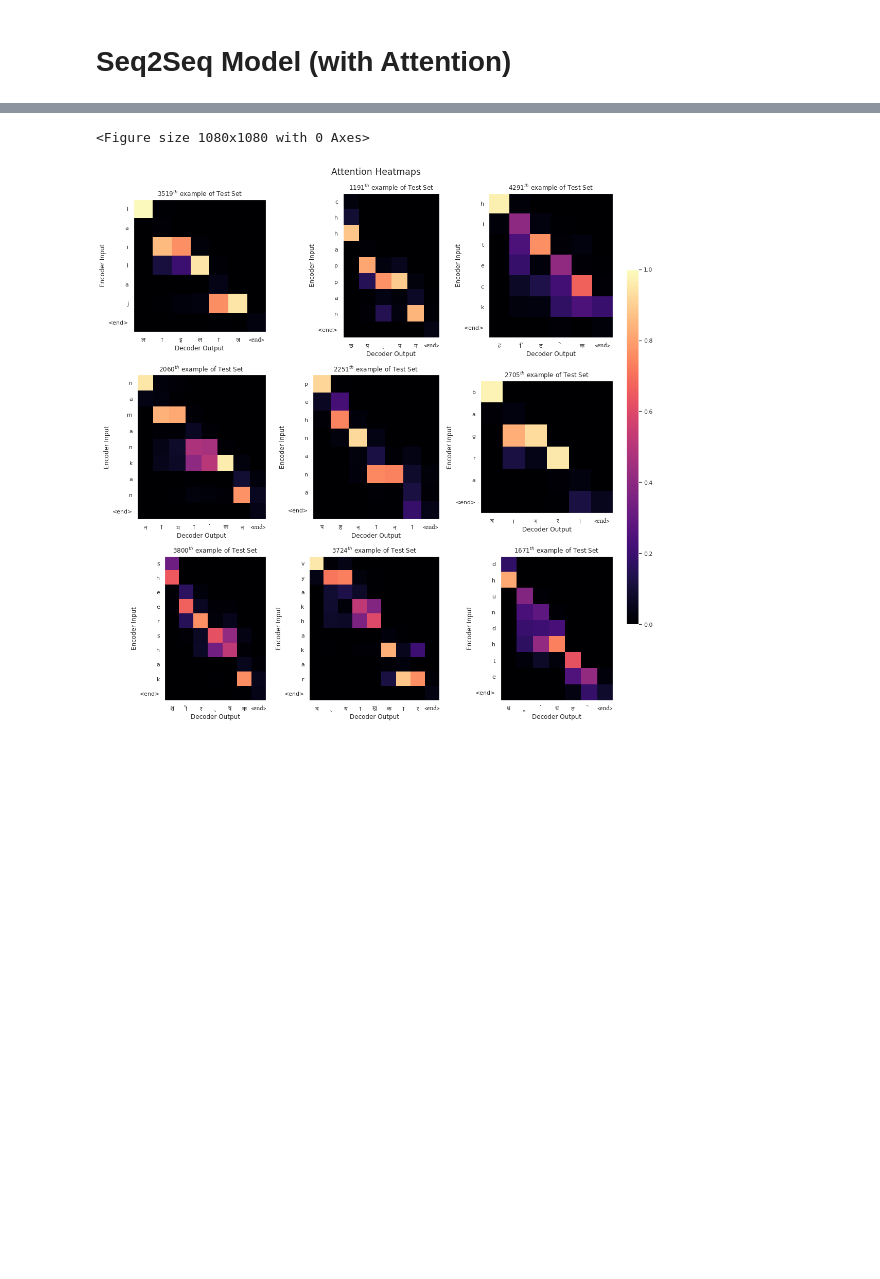
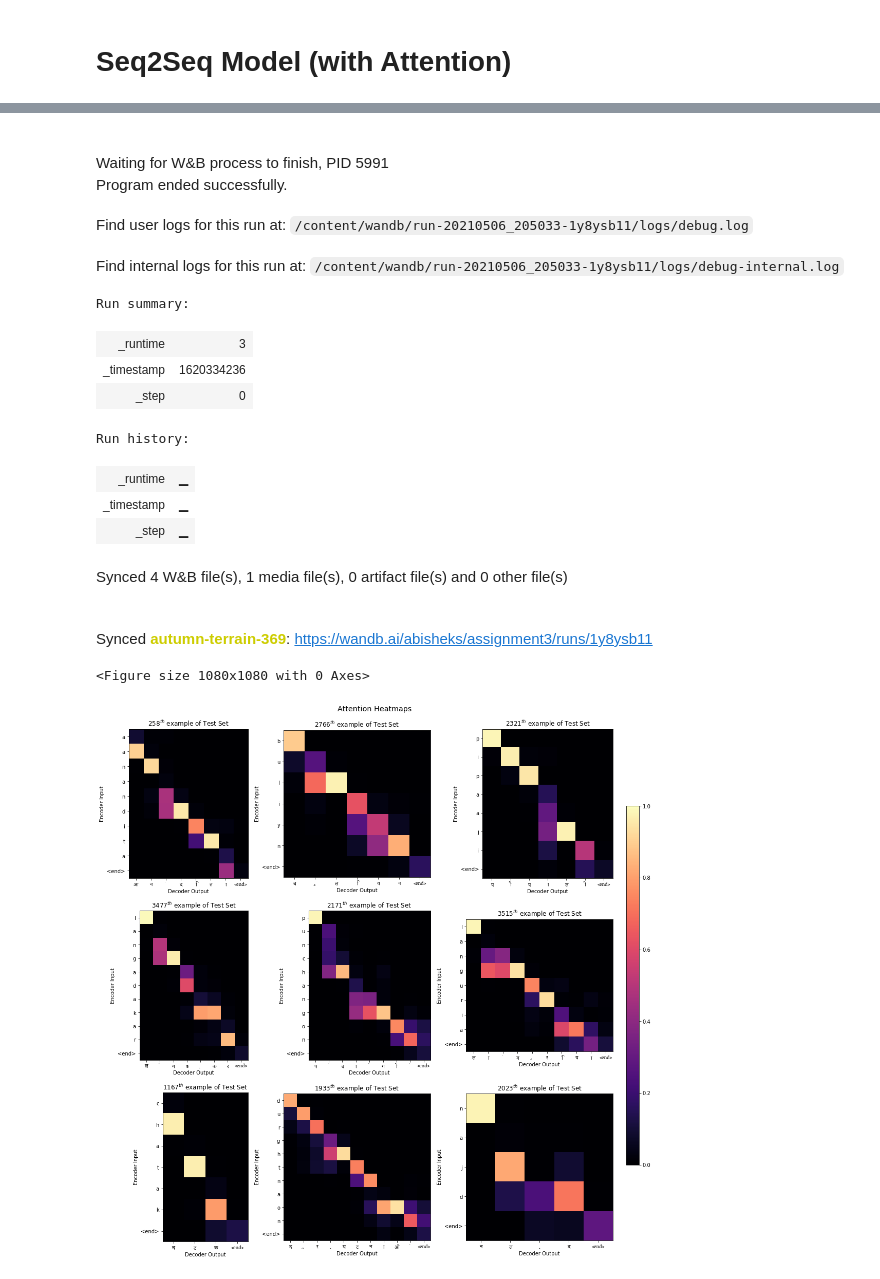
Before and after one commit to abisubramanya27/CS6910_Assignment3, a Jupyter notebook: src/Assignment3.ipynb, the cells around one changed output, grey strips where cells are left out. Cells and saved outputs as stored; diff of their text form; code cells hidden in the pictures; blank space fills up the shorter version.

Commit message:
Attention Visualization

```diff
--- a/src/Assignment3.ipynb
+++ b/src/Assignment3.ipynb
@@ -656,7 +668,10 @@ def test_model(run_id, test_enc_input, test_dec_target, max_decoder_seq_lengthm,
     api = wandb.Api()
     prev_run = api.run('abisheks/assignment3/'+run_id)
     prev_model_file = prev_run.file('model-best.h5').download(replace=True)
-    model = keras.models.load_model(prev_model_file.name, custom_objects={'AttentionLayer': AttentionLayer})
+    if attention:
+        model = keras.models.load_model(prev_model_file.name, custom_objects={'AttentionLayer': AttentionLayer})
+    else:
+        model = keras.models.load_model(prev_model_file.name)
     config_file = prev_run.file('config.yaml').download(replace=True)
     with open(config_file.name, 'r') as file:
         config = yaml.safe_load(file)
@@ -666,7 +681,7 @@ def test_model(run_id, test_enc_input, test_dec_target, max_decoder_seq_lengthm,
                                                                 target_char_dec, K, batch_size, attention,
                                                                 return_outputs=True, return_attn_scores=True)
 
-    print(f'Test accuracy (using exact word match with beam width = {K}) : {exact_K_acc}')
+    print(f'Test accuracy (using exact word match with beam width = {K}) : {exact_K_acc*100:.2f}%')
 
     test_target = np.argmax(test_dec_target, axis=-1)
     true_out = convert_to_word(test_target, target_char_enc, target_char_dec)
@@ -680,7 +695,8 @@ def test_model(run_id, test_enc_input, test_dec_target, max_decoder_seq_lengthm,
     equal = [pred_out[i][0] == true_out[i] for i in range(no_samples)]
     exact_acc = np.mean(equal)
 
-    print(f'Test accuracy (using exact word match of the first prediction) : {exact_acc}')
+    print(f'Test accuracy (using exact word match of the first prediction) : {exact_acc*100:.2f}%')
+    print('\n')
 
     if attention:
         return acc, exact_K_acc, exact_acc, loss, true_out, pred_out, pred_scores, attn_scores
@@ -1075,6 +1113,6 @@ def get_clr(value, cmap=None):
 # %%
 test2_acc, test2_exact_K_acc, test2_exact_acc, test2_loss, test2_true_out, \
-test2_pred_out, test2_pred_scores, test2_attn_scores = test_model('2qumeucv', test_enc_input,
+test2_pred_out, test2_pred_scores, test2_attn_scores = test_model('n9rer9pl', test_enc_input,
                                                                   test_dec_target,
                                                                   max_decoder_seq_length,
                                                                   target_char_enc,
@@ -1113,6 +1171,5 @@ INPUT : jinaalay | TRUE OUTPUT : जिनालय
 # %%
 import pandas as pd
-import matplotlib
 import matplotlib.pyplot as plt
 from matplotlib.font_manager import FontProperties
 
@@ -1148,5 +1205,5 @@ def plot_heatmaps(input, pred_out, pred_scores, attn_scores, wandb_log=False):
 
     plt.show()
 
-plot_heatmaps(test2_inp, test2_pred_out, test2_pred_scores, test2_attn_scores)
+plot_heatmaps(test_inp, test2_pred_out, test2_pred_scores, test2_attn_scores, True)
 # %% [output]
@@ -1153,2 +1215,16 @@ plot_heatmaps(test2_inp, test2_pred_out, test2_pred_scores, test2_attn_scores)
+Waiting for W&B process to finish, PID 5991
+Program ended successfully.
+Find user logs for this run at: /content/wandb/run-20210506_205033-1y8ysb11/logs/debug.log
+Find internal logs for this run at: /content/wandb/run-20210506_205033-1y8ysb11/logs/debug-internal.log
-<Figure size 1080x1080 with 0 Axes>
+Run summary:
+| _runtime | 3 |
+| _timestamp | 1620334236 |
+| _step | 0 |
+Run history:
+| _runtime | ▁ |
+| _timestamp | ▁ |
+| _step | ▁ |
+Synced 4 W&B file(s), 1 media file(s), 0 artifact file(s) and 0 other file(s)
+Synced autumn-terrain-369: https://wandb.ai/abisheks/assignment3/runs/1y8ysb11
+<Figure size 1080x1080 with 0 Axes>
-[figure, old version]
+[figure, new version]
```
Also changed, not shown: parts of 30 cells of this notebook.
